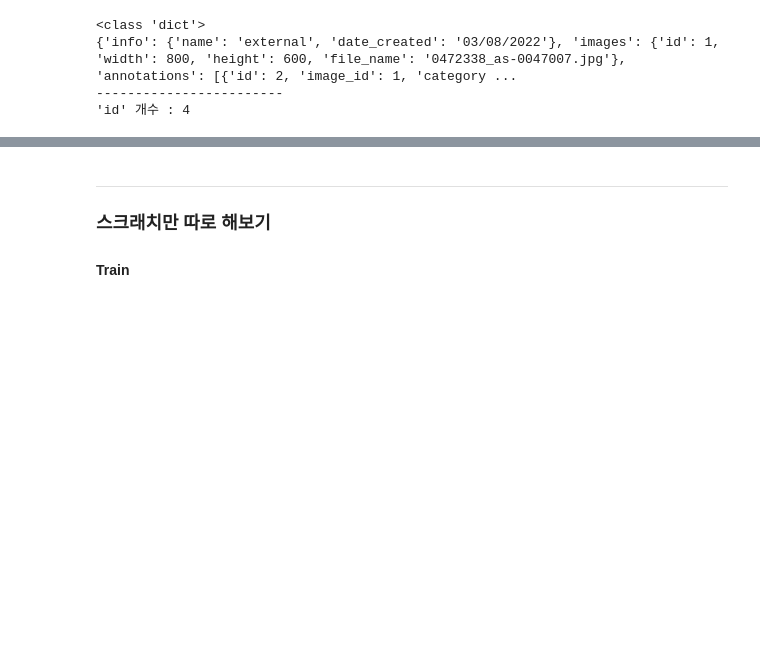
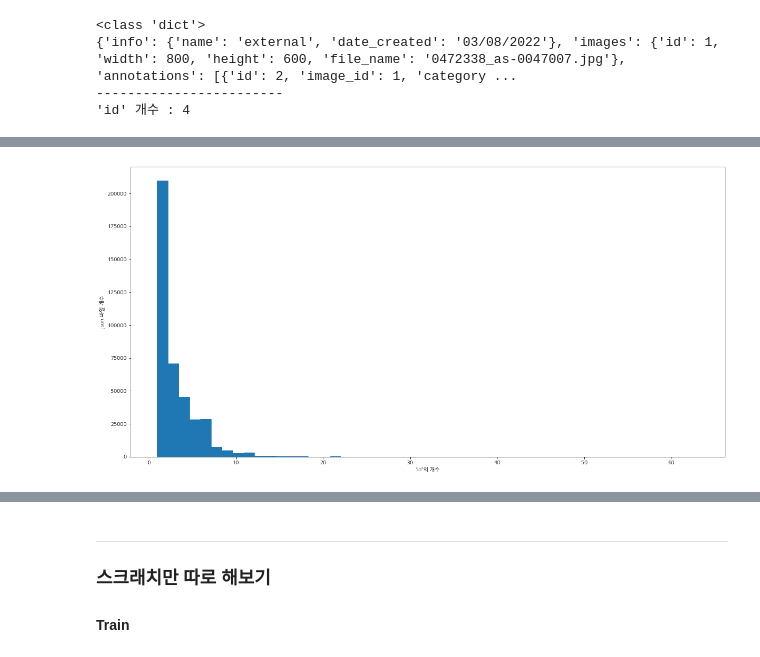
Before and after one commit to SGT-Cho/AIFFELTHON, a Jupyter notebook: aifflethon_v02.ipynb, the cells around one changed output, grey strips where cells are left out. Saved outputs shown, nothing was run; the diff lists cells and outputs as text; code cells hidden in the pictures; blank space fills up the shorter version.

```diff
--- a/aifflethon_v02.ipynb
+++ b/aifflethon_v02.ipynb
@@ -125,17 +125,22 @@ KeyboardInterrupt:
 # %%
 # annotations 안에서 id 개수 히스토그램
+
 id_counts = []
 
 for filename in tqdm(os.listdir(json_path)):
     with open(os.path.join(json_path, filename), 'r') as f:
         data = json.load(f)
         id_count = str(data['annotations']).count("'id'")
         id_counts.append(id_count)
 
+plt.rc('font', family='NanumGothic')
+plt.figure(figsize=(20,10))
 plt.hist(id_counts, bins=50)
 plt.xlabel("'id'의 개수")
 plt.ylabel('json 파일 개수')
 plt.show()
+# %% [output]
+[figure, added]
 # %%
 # annotations 안에서 id 개수 박스플롯
 id_counts = []
```
Also changed, not shown: parts of 26 cells of this notebook.
